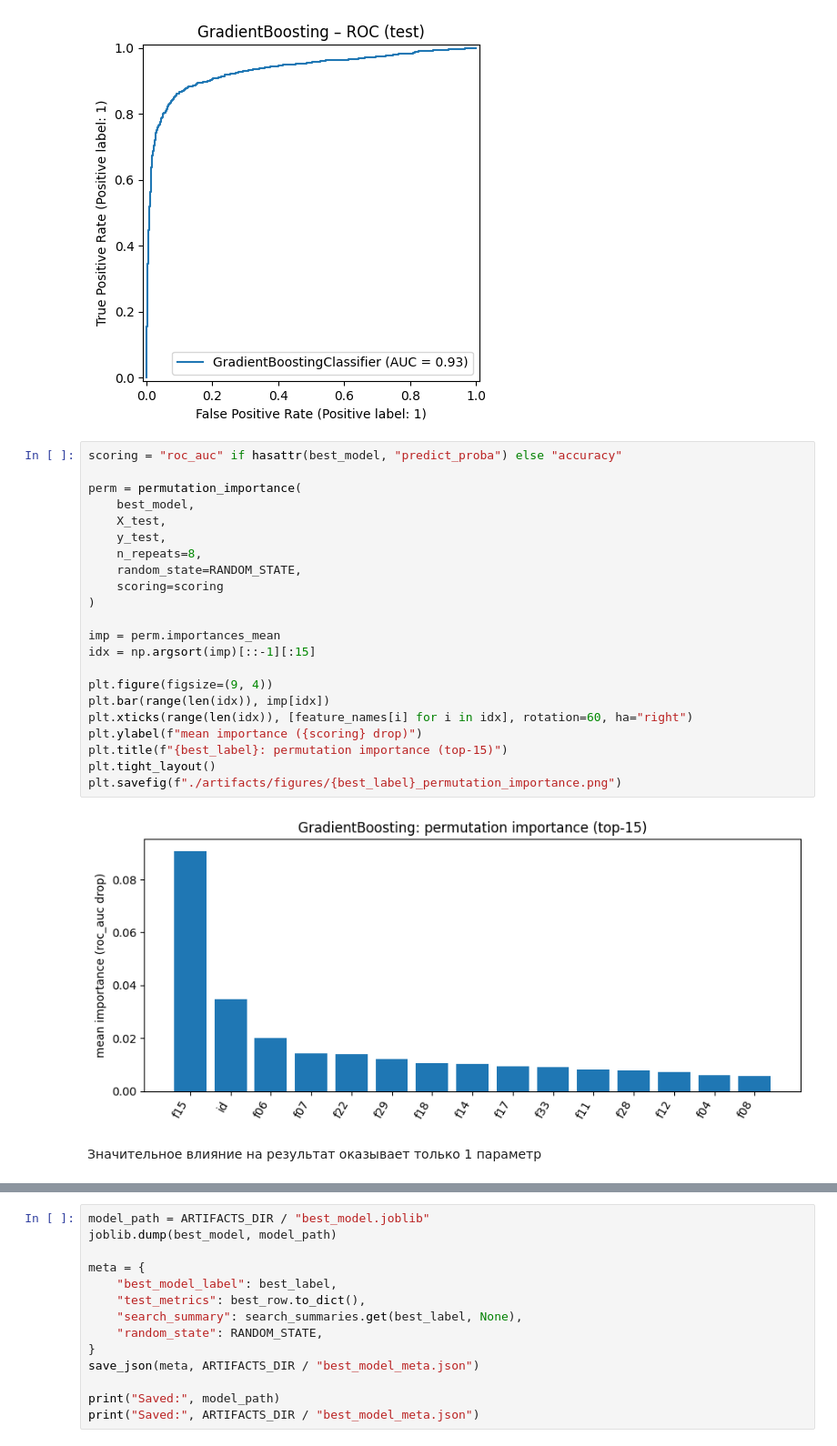
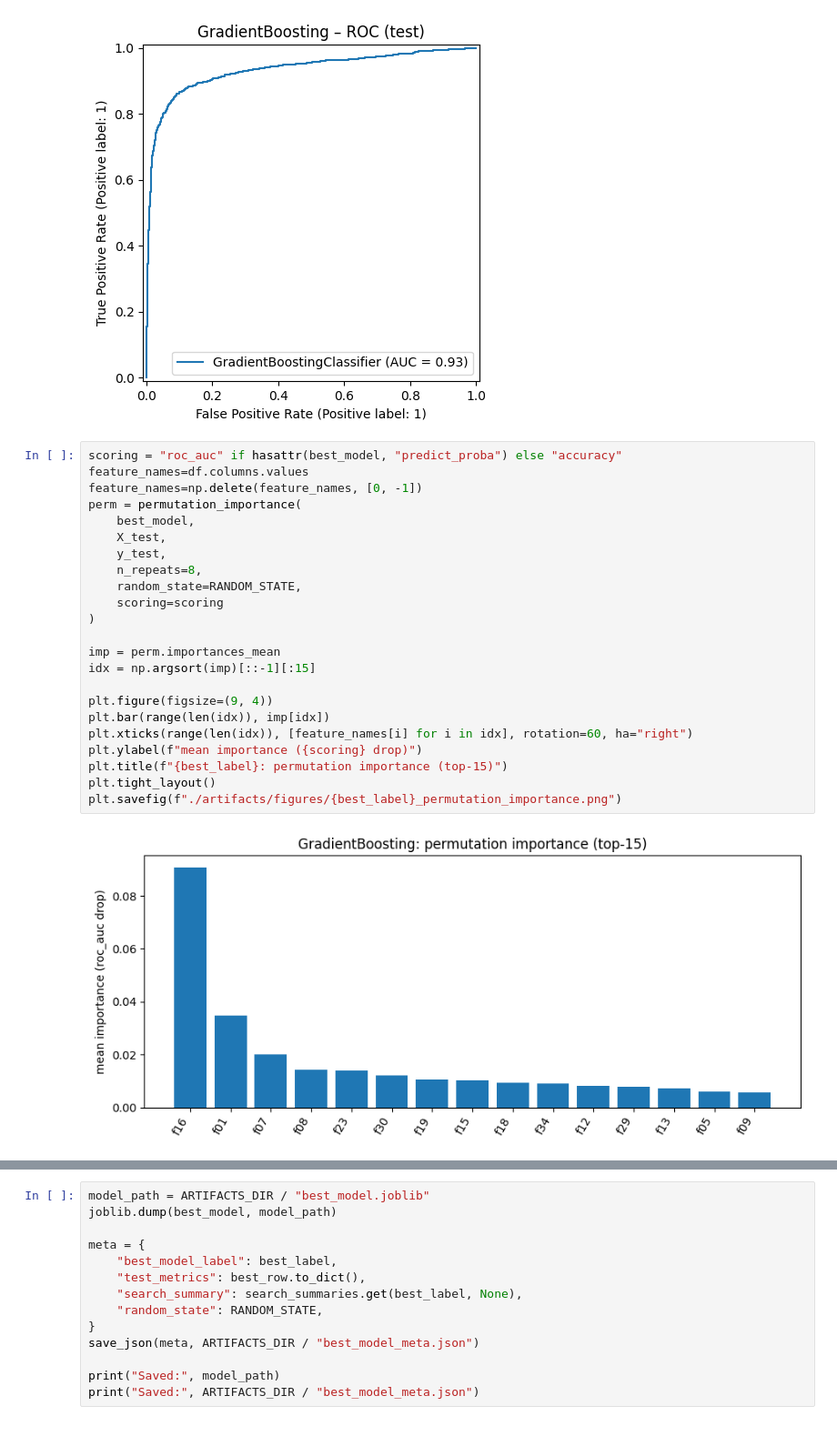
Before and after one commit to Dobriak-88/aie-group-2-work, a Jupyter notebook: homeworks/HW06/HW06.ipynb, the cells around one changed output, grey strips where cells are left out. Shown at 91% size. Saved outputs shown, nothing was run; the diff lists cells and outputs as text.

```diff
--- a/homeworks/HW06/HW06.ipynb
+++ b/homeworks/HW06/HW06.ipynb
@@ -496,29 +500,28 @@ plot_roc(best_model, X_test, y_test, title=f"{best_label} – ROC (test)")
 # %% [output]
 [figure]
 [figure]
-# %%
-scoring = "roc_auc" if hasattr(best_model, "predict_proba") else "accuracy"
-
-perm = permutation_importance(
-    best_model,
-    X_test,
-    y_test,
-    n_repeats=8,
-    random_state=RANDOM_STATE,
-    scoring=scoring
-)
-
-imp = perm.importances_mean
-idx = np.argsort(imp)[::-1][:15]
-
-plt.figure(figsize=(9, 4))
-plt.bar(range(len(idx)), imp[idx])
-plt.xticks(range(len(idx)), [feature_names[i] for i in idx], rotation=60, ha="right")
-plt.ylabel(f"mean importance ({scoring} drop)")
-plt.title(f"{best_label}: permutation importance (top-15)")
-plt.tight_layout()
-plt.savefig(f"./artifacts/figures/{best_label}_permutation_importance.png")
-# %% [output]
-[figure, removed]
-# %% [markdown]
-Значительное влияние на результат оказывает только 1 параметр
+# %%
+scoring = "roc_auc" if hasattr(best_model, "predict_proba") else "accuracy"
+feature_names=df.columns.values
+feature_names=np.delete(feature_names, [0, -1])
+perm = permutation_importance(
+    best_model,
+    X_test,
+    y_test,
+    n_repeats=8,
+    random_state=RANDOM_STATE,
+    scoring=scoring
+)
+
+imp = perm.importances_mean
+idx = np.argsort(imp)[::-1][:15]
+
+plt.figure(figsize=(9, 4))
+plt.bar(range(len(idx)), imp[idx])
+plt.xticks(range(len(idx)), [feature_names[i] for i in idx], rotation=60, ha="right")
+plt.ylabel(f"mean importance ({scoring} drop)")
+plt.title(f"{best_label}: permutation importance (top-15)")
+plt.tight_layout()
+plt.savefig(f"./artifacts/figures/{best_label}_permutation_importance.png")
+# %% [output]
+[figure, added]
```
Also changed, not shown: parts of 9 cells of this notebook, 2 other files.
